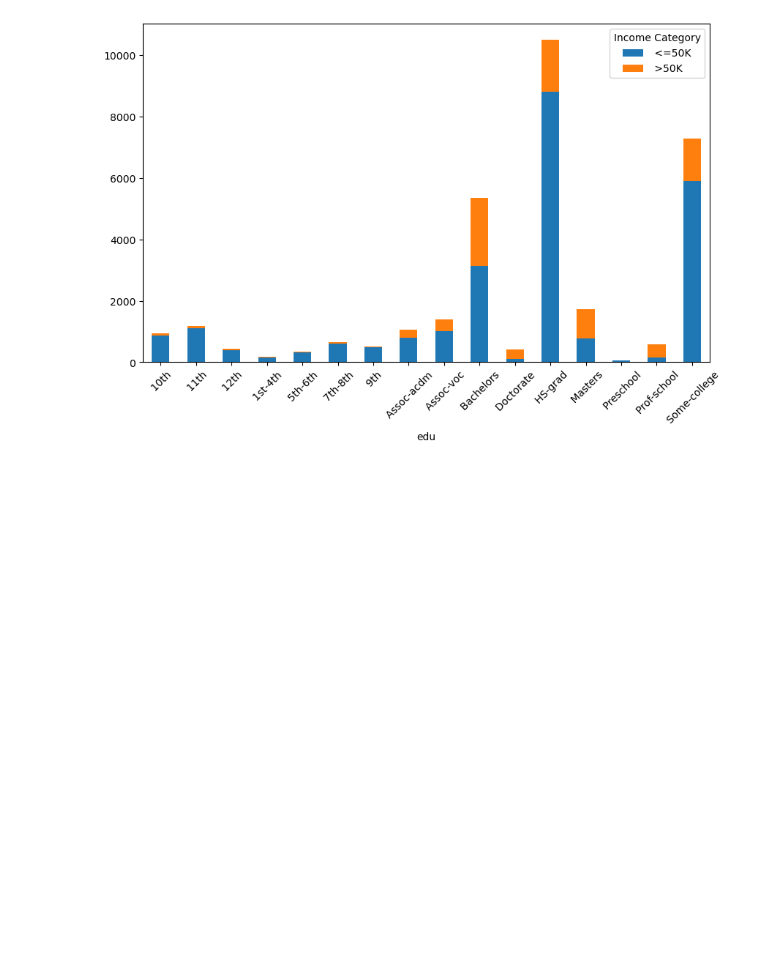
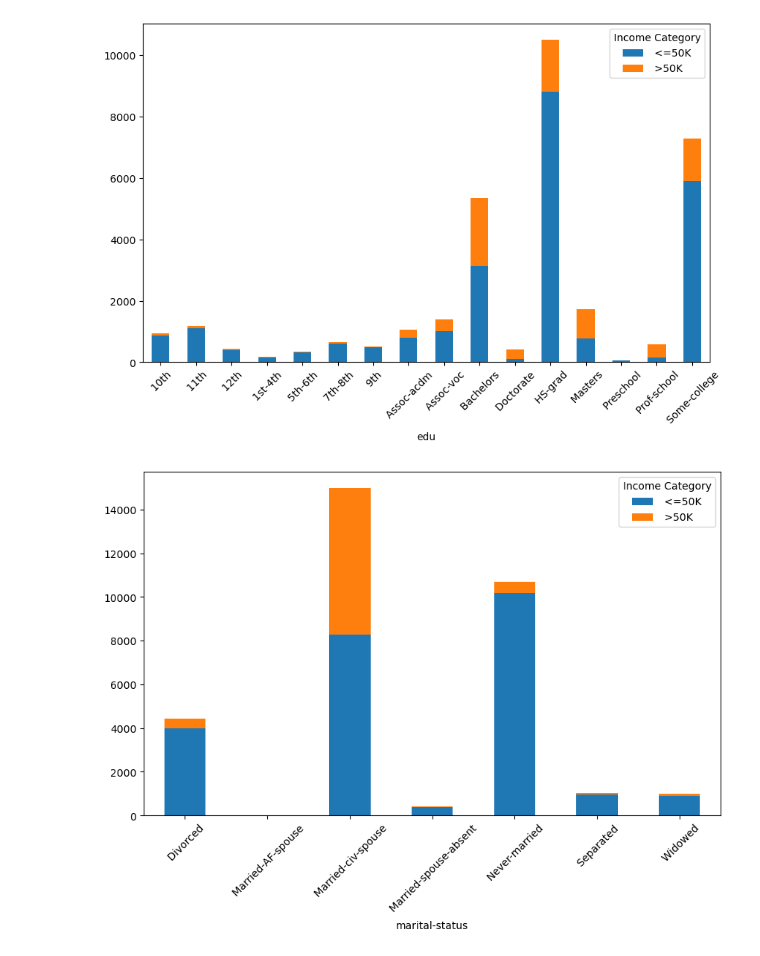
Before and after one commit to kienlacmai/ML-Adult-Census-Income-Analysis, a Jupyter notebook: graphing.ipynb, the cells around one changed output. Cells and saved outputs as stored; diff of their text form; code cells hidden in the pictures; blank space fills up the shorter version.

Commit message:
Graphing

```diff
--- a/graphing.ipynb
+++ b/graphing.ipynb
@@ -107,3 +107,11 @@ ax.legend(title="Income Category")
 plt.show()
 # %% [output]
 [figure]
+# %%
+agg_data = df.groupby(["marital-status", "income"]).size().unstack(fill_value=0)
+ax = agg_data.plot(kind="bar", stacked=True, figsize=(10, 6))
+plt.xticks(rotation=45)
+ax.legend(title="Income Category")
+plt.show()
+# %% [output]
+[figure, added]
```
Also changed, not shown: parts of 4 cells of this notebook.
